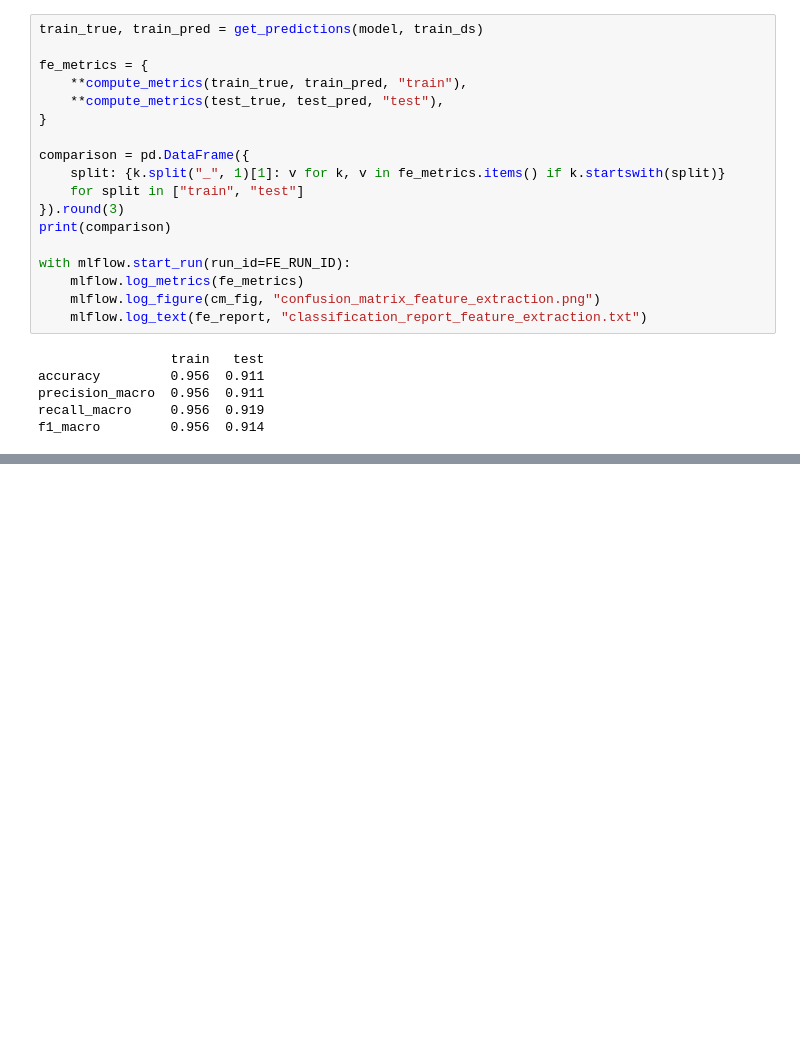
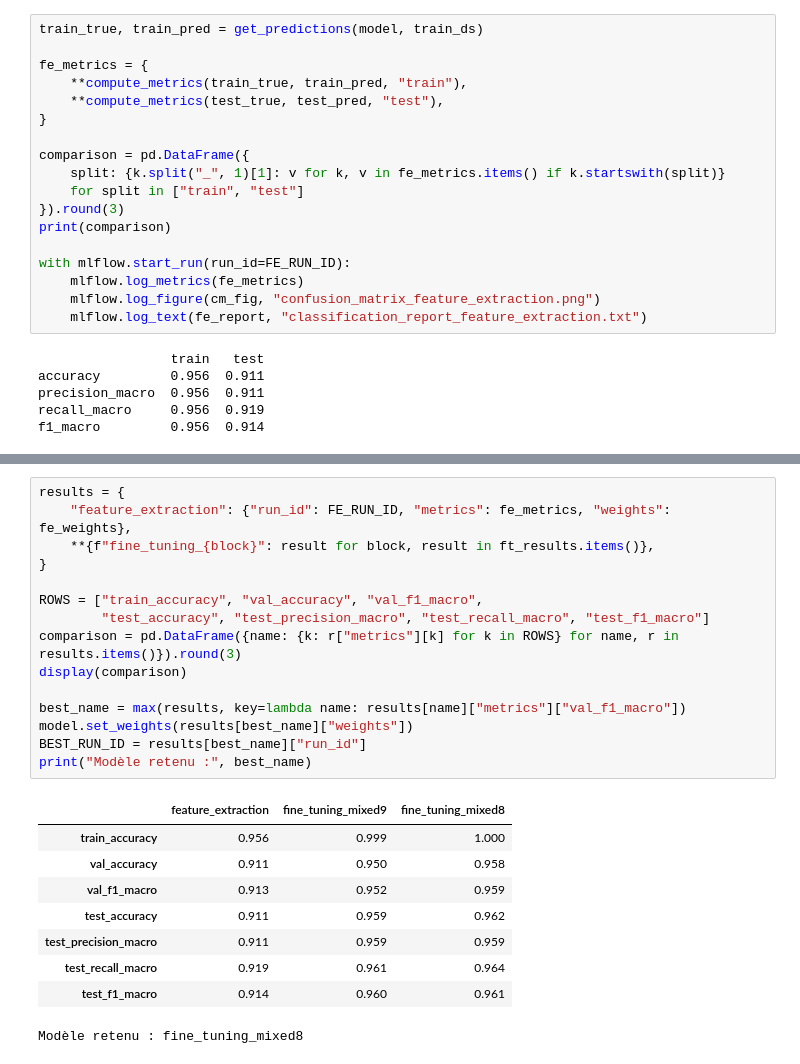
Before and after one commit to jerymy-k/DiagnosticMultimodal, a Jupyter notebook: notebooks/main.ipynb, the cells around one changed output, grey strips where cells are left out. Saved outputs shown, nothing was run; the diff lists cells and outputs as text; blank space fills up the shorter version.

```diff
--- a/notebooks/main.ipynb
+++ b/notebooks/main.ipynb
@@ -505,0 +632,25 @@ f1_macro         0.956  0.914
+# %%
+results = {
+    "feature_extraction": {"run_id": FE_RUN_ID, "metrics": fe_metrics, "weights": fe_weights},
+    **{f"fine_tuning_{block}": result for block, result in ft_results.items()},
+}
+
+ROWS = ["train_accuracy", "val_accuracy", "val_f1_macro",
+        "test_accuracy", "test_precision_macro", "test_recall_macro", "test_f1_macro"]
+comparison = pd.DataFrame({name: {k: r["metrics"][k] for k in ROWS} for name, r in results.items()}).round(3)
+display(comparison)
+
+best_name = max(results, key=lambda name: results[name]["metrics"]["val_f1_macro"])
+model.set_weights(results[best_name]["weights"])
+BEST_RUN_ID = results[best_name]["run_id"]
+print("Modèle retenu :", best_name)
+# %% [output]
+|  | feature_extraction | fine_tuning_mixed9 | fine_tuning_mixed8 |
+| train_accuracy | 0.956 | 0.999 | 1.000 |
+| val_accuracy | 0.911 | 0.950 | 0.958 |
+| val_f1_macro | 0.913 | 0.952 | 0.959 |
+| test_accuracy | 0.911 | 0.959 | 0.962 |
+| test_precision_macro | 0.911 | 0.959 | 0.959 |
+| test_recall_macro | 0.919 | 0.961 | 0.964 |
+| test_f1_macro | 0.914 | 0.960 | 0.961 |
+Modèle retenu : fine_tuning_mixed8
```
Also changed, not shown: parts of 3 cells of this notebook.
